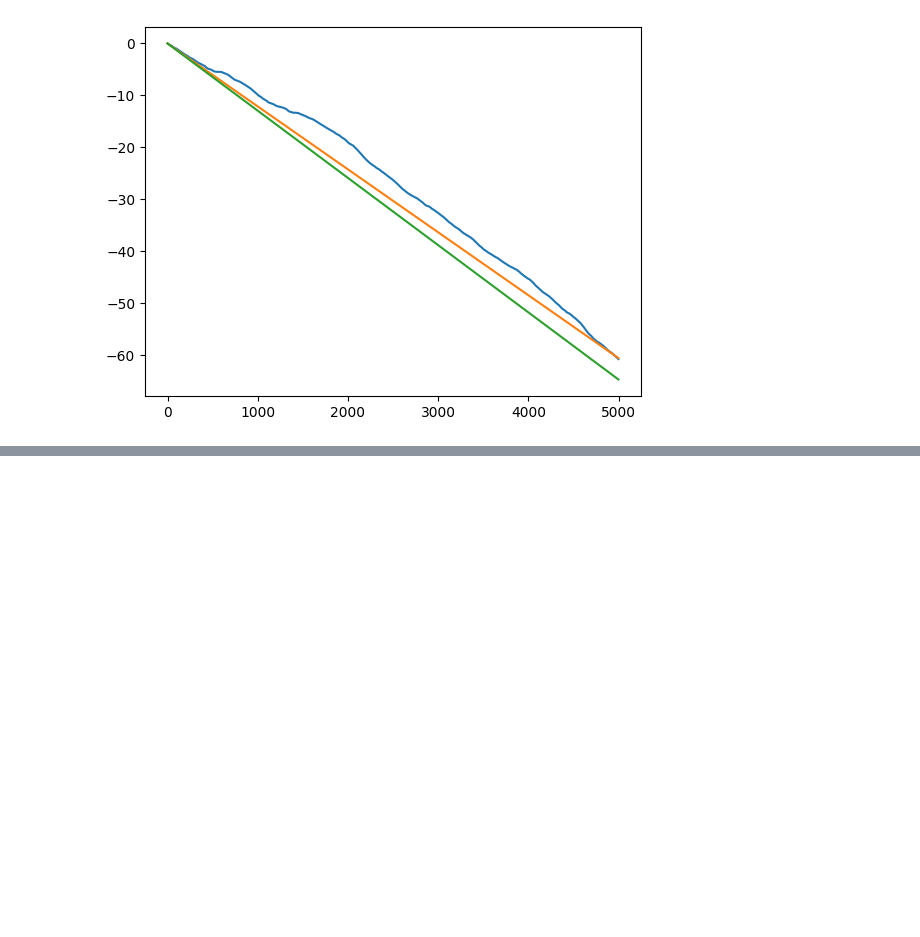
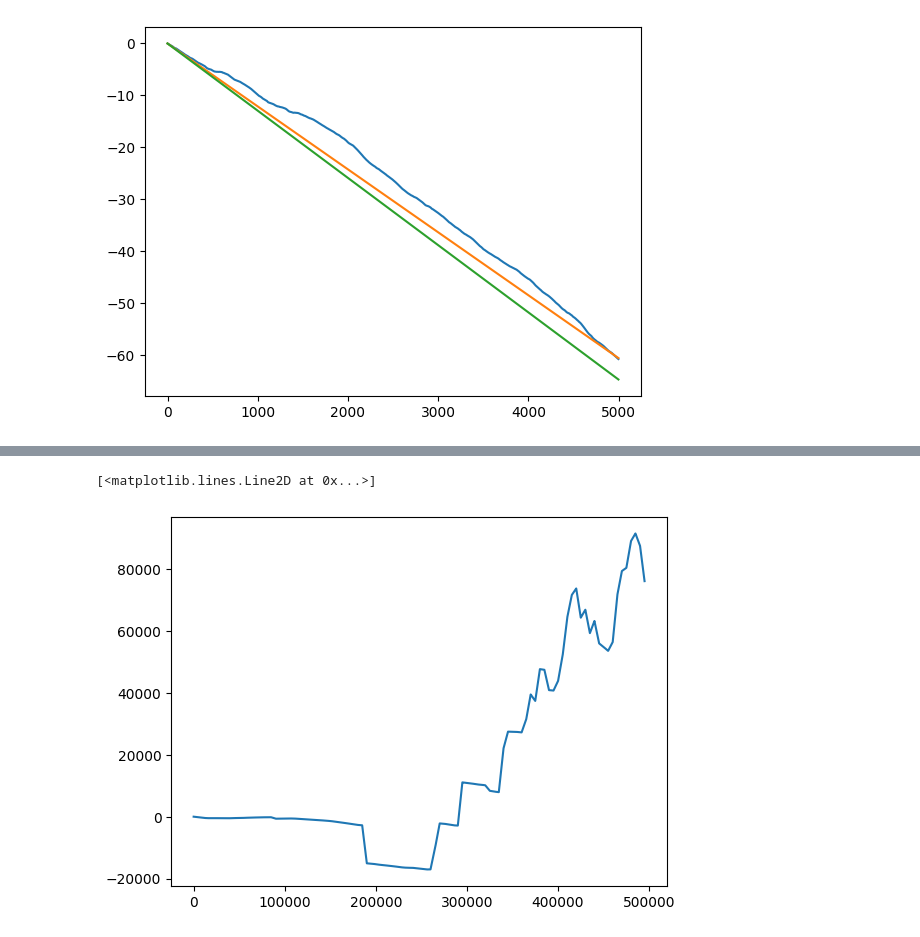
Before and after one commit to mohanagr/flicker, a Jupyter notebook: jupyter/fit_xcorr clock sim.ipynb, the cells around one changed output, grey strips where cells are left out. Cells and saved outputs as stored; diff of their text form; code cells hidden in the pictures; blank space fills up the shorter version.

```diff
--- a/jupyter/fit_xcorr clock sim.ipynb
+++ b/jupyter/fit_xcorr clock sim.ipynb
@@ -318,0 +329,12 @@ coarse_sample_no=np.arange(0,2*dN)*4096*osamp #we have values at these locations
+# %%
+pred_drift=np.zeros(nblocks*blocksize)
+t = np.arange(blocksize)
+for i in range(nblocks):
+    pred_drift[i*blocksize : (i+1)*blocksize] = pred_drift[i*blocksize-1] - 2*np.pi*1834*t*fit_delta[i]/4096
+# %%
+st=0
+en=None
+plt.plot(pred_drift[st:en])
+# %% [output]
+[<matplotlib.lines.Line2D at 0x...>]
+[figure, added]
```
Also changed, not shown: parts of 29 cells of this notebook.
